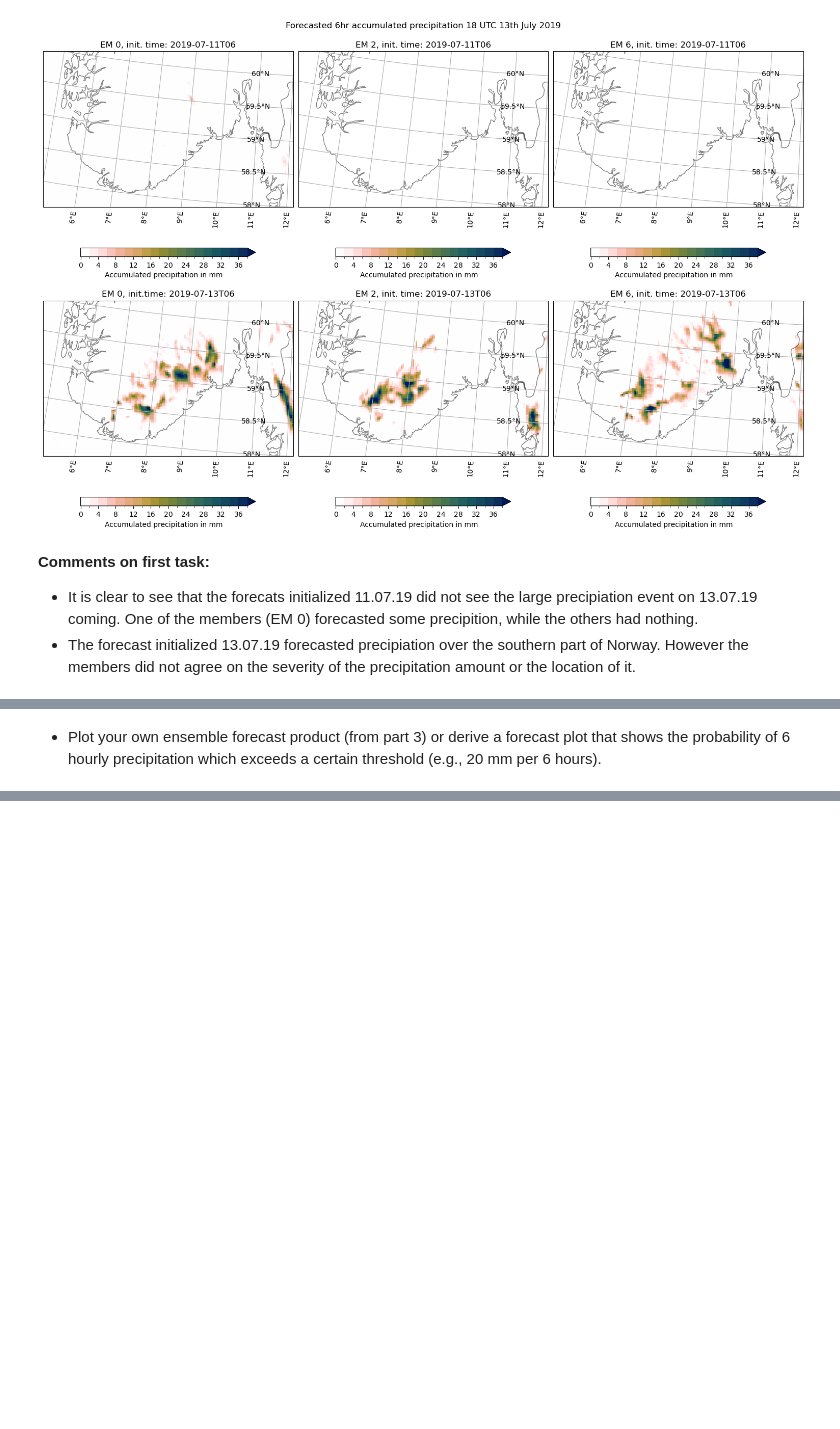
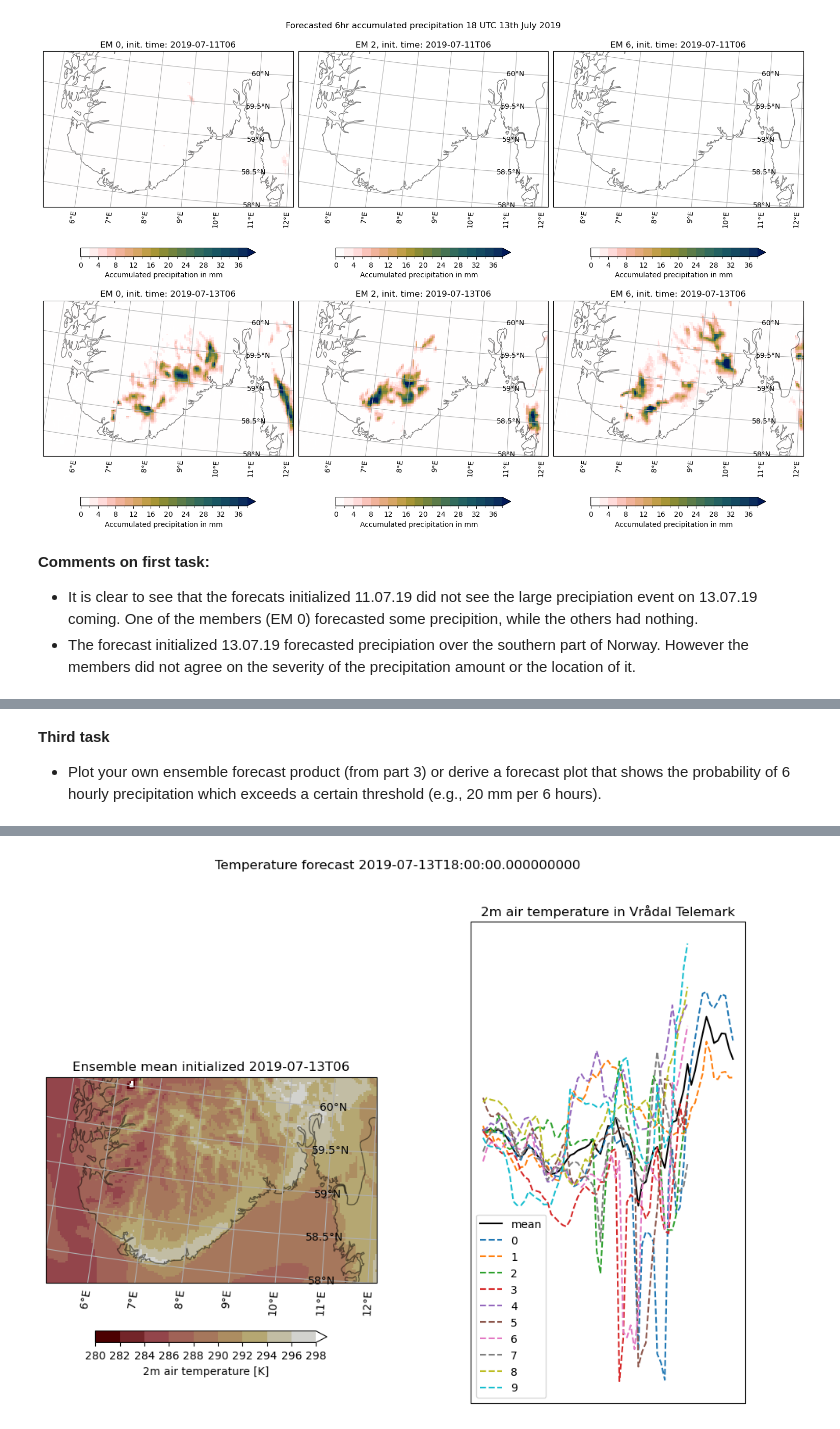
Before and after one commit to kjes4pres/GEO4902, a Jupyter notebook: Exercise 3/Ensemble_Prediction_Part1.ipynb, the cells around one changed output, grey strips where cells are left out. Cells and saved outputs as stored; diff of their text form; code cells hidden in the pictures; blank space fills up the shorter version.

```diff
--- a/Exercise 3/Ensemble_Prediction_Part1.ipynb
+++ b/Exercise 3/Ensemble_Prediction_Part1.ipynb
@@ -48,7 +47,7 @@ fc_11_now = fc_11.isel(time=-7)
 fc_11_6hr_ago = fc_11.isel(time=-7 - 6)
 fc_11_6hracc = fc_11_now - fc_11_6hr_ago
 # %%
-fc_13_now = fc_13.isel(time=timestep)
-fc_13_6hr_ago = fc_13.isel(time=timestep - 6)
+fc_13_now = fc_13.isel(time=12)
+fc_13_6hr_ago = fc_13.isel(time=12 - 6)
 fc_13_6hracc = fc_13_now - fc_13_6hr_ago
 # %%
@@ -103,2 +94,7 @@ __Comments on first task:__
 # %% [markdown]
+__Third task__
 - Plot your own ensemble forecast product (from part 3) or derive a forecast plot that shows the probability of 6 hourly precipitation which exceeds a certain threshold (e.g., 20 mm per 6 hours).
+# %%
+# Making my own ensemble forecast, choosing air temperature, using the forecast initialized at 13.07.19
+temp = forecast_2.air_temperature_2m
+ensemble_mean = temp.mean(dim='ensemble_member')
@@ -104,0 +121,29 @@ __Comments on first task:__
+# %%
+# Spatial ensemble mean forecast
+projection = cy.crs.Stereographic(central_latitude=75, central_longitude=15.0)
+fig, ax = plt.subplots(1, 2, subplot_kw={'projection': projection}, figsize=(12, 8))
+
+ax[0].set_extent([5, 12, 58, 60], crs=cy.crs.PlateCarree())
+ax[0].add_feature(cy.feature.COASTLINE, alpha=0.5)
+ax[0].add_feature(cy.feature.BORDERS, alpha=0.5)
+gl = ax[0].gridlines(draw_labels=True)
+gl.top_labels = False
+gl.right_labels = True
+
+ensemble_mean.isel(time=12, height1=0).plot.pcolormesh(ax=ax[0], x='longitude', y='latitude', cmap=cm.bilbao, extend='max',
+            levels=np.arange(280, 300, 2), transform=cy.crs.PlateCarree(),
+            cbar_kwargs={'orientation': 'horizontal', 'label': '2m air temperature [K]', 'shrink': 0.7, 'pad': 0.1}
+        )
+ax[0].set_title(f'Ensemble mean initialized {forecast_times[1]}')
+
+# Point forecast of Vrådal
+ensemble_mean.isel(height1=0, x=xloc, y=yloc).plot.line(ax=ax[1], color='black' ,label = 'mean')
+for i in range(0,10):
+    temp.isel(height1=0, x=xloc, y=yloc, ensemble_member=i).plot.line(ax=ax[1], linestyle='--',label =temp.ensemble_member[i].values)
+
+ax[1].legend()
+ax[1].grid()
+ax[1].set_title(f'2m air temperature in Vrådal Telemark')
+
+fig.suptitle(f'Temperature forecast {np.datetime_as_string(ensemble_mean.time[12])}')
+# %% [output]
@@ -104,0 +151 @@ __Comments on first task:__
+[figure, added]
```
Also changed, not shown: parts of 11 cells of this notebook.
